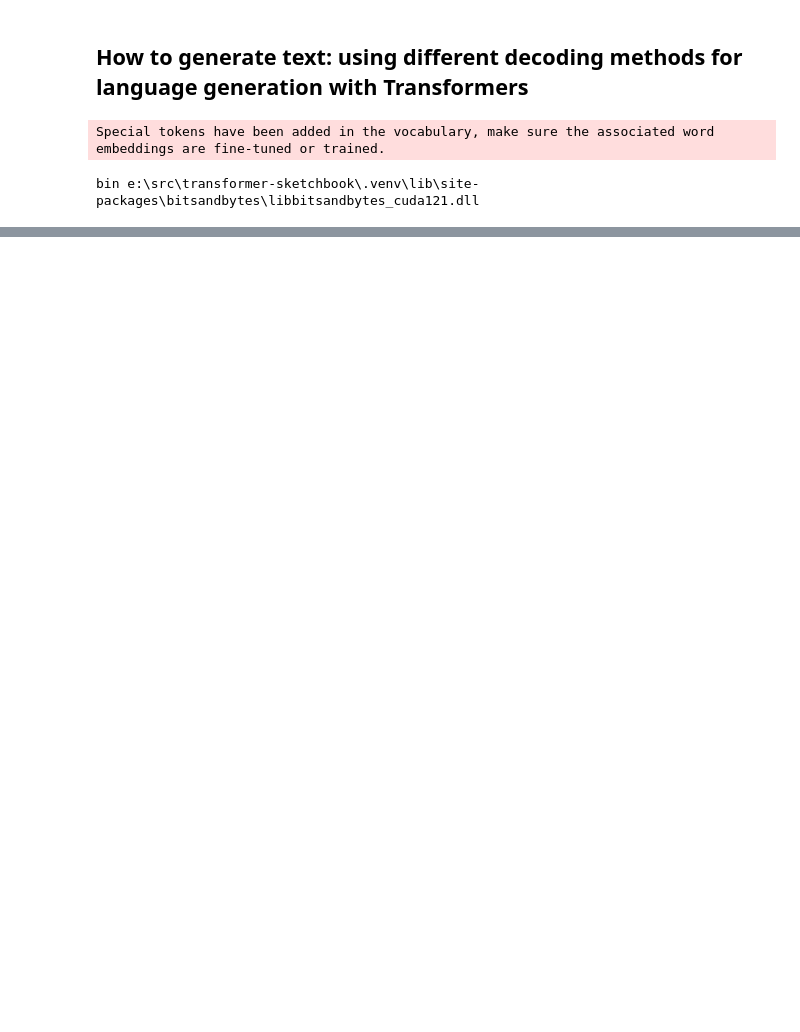
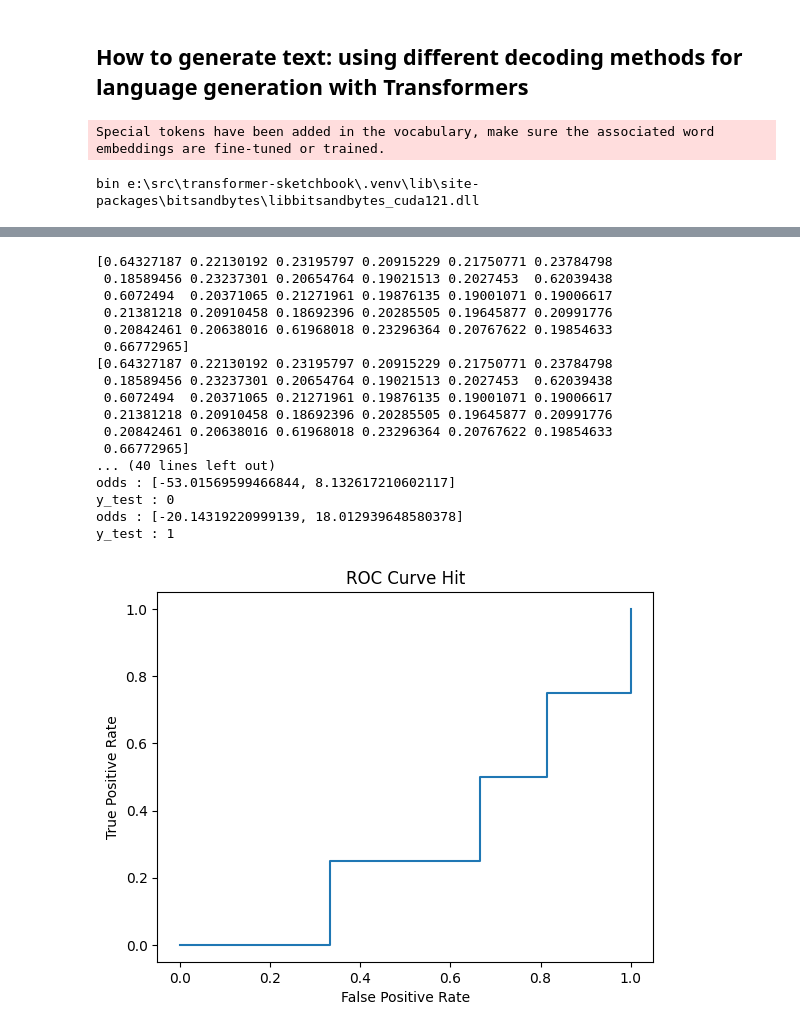
Before and after one commit to danzeeeman/DIGITAL-CURRENTS-TRAINING-A-LARGE-LANGUAGE-MODEL, a Jupyter notebook: notebooks/4_Generating_Phi-2.ipynb, the cells around one changed output, grey strips where cells are left out. Cells and saved outputs as stored; diff of their text form; code cells hidden in the pictures; blank space fills up the shorter version.

```diff
--- a/notebooks/4_Generating_Phi-2.ipynb
+++ b/notebooks/4_Generating_Phi-2.ipynb
@@ -104,0 +198,3 @@ class MyEncoder(json.JSONEncoder):
+# %%
+with open(f'../data/players_data.json', 'r', encoding='utf-8') as f:
+    players = json.load(f)
@@ -334,0 +507,3 @@ for batter in output_data:
+# %%
+bet_games = get_mlb_games(date)
+print(bet_games)
@@ -334,0 +526,14 @@ for batter in output_data:
+# %%
+hit_odds = {}
+for game in batter_hit:
+    if 'sportsbooks' in game and len(game['sportsbooks']) > 0:
+        for player in game['sportsbooks'][0]['market']['outcomes']:
+            player_name = player['participant_name'].split(" ")
+            data = playerid_lookup(player_name[1], player_name[0])
+            for index, row in data.iterrows():
+                mlb_id = row.key_mlbam
+            hit_odds[f"{mlb_id}"] = player['odds']
+
+with open(f'player_id_odds_{date}.json', 'w', encoding='utf-8') as f:
+    json.dump(hit_odds, f, ensure_ascii=True, indent=4, allow_nan=True)
+    f.close()
@@ -334,0 +607,48 @@ for batter in output_data:
+# %%
+X_train, X_test, y_train, y_test = train_test_split(zero_alb_odds, zero_alb_hits, test_size=0.25, random_state=12312)
+log_regression = LogisticRegression()
+log_regression.fit(X_train, y_train)
+
+y_pred_proba = log_regression.predict_proba(X_test)[:, 1]
+print(y_pred_proba)
+
+y_pred_odds = []
+for proba in y_pred_proba:
+    y_pred_odds.append(calculate_american_odds(calculate_dec_odds(proba, 4)))
+
+print(y_pred_proba)
+print(y_pred_odds)
+print(y_test)
+
+for i in range(len(X_test)):
+    if X_test[i][0] < 0:
+        print(f"odds : {X_test[i]}")
+        print(f"y_test : {y_test[i]}")
+
+fpr, tpr, _ = metrics.roc_curve(y_test, y_pred_proba)
+
+# Create the ROC curve
+plt.plot(fpr, tpr)
+plt.ylabel('True Positive Rate')
+plt.xlabel('False Positive Rate')
+plt.title('ROC Curve Hit')
+plt.show()
+# %% [output]
+[0.64327187 0.22130192 0.23195797 0.20915229 0.21750771 0.23784798
+ 0.18589456 0.23237301 0.20654764 0.19021513 0.2027453  0.62039438
+ 0.6072494  0.20371065 0.21271961 0.19876135 0.19001071 0.19006617
+ 0.21381218 0.20910458 0.18692396 0.20285505 0.19645877 0.20991776
+ 0.20842461 0.20638016 0.61968018 0.23296364 0.20767622 0.19854633
+ 0.66772965]
+[0.64327187 0.22130192 0.23195797 0.20915229 0.21750771 0.23784798
+ 0.18589456 0.23237301 0.20654764 0.19021513 0.2027453  0.62039438
+ 0.6072494  0.20371065 0.21271961 0.19876135 0.19001071 0.19006617
+ 0.21381218 0.20910458 0.18692396 0.20285505 0.19645877 0.20991776
+ 0.20842461 0.20638016 0.61968018 0.23296364 0.20767622 0.19854633
+ 0.66772965]
+... (40 lines left out)
+odds : [-53.01569599466844, 8.132617210602117]
+y_test : 0
+odds : [-20.14319220999139, 18.012939648580378]
+y_test : 1
+[figure, added]
```
Also changed, not shown: parts of 27 cells of this notebook, 1 other file.
